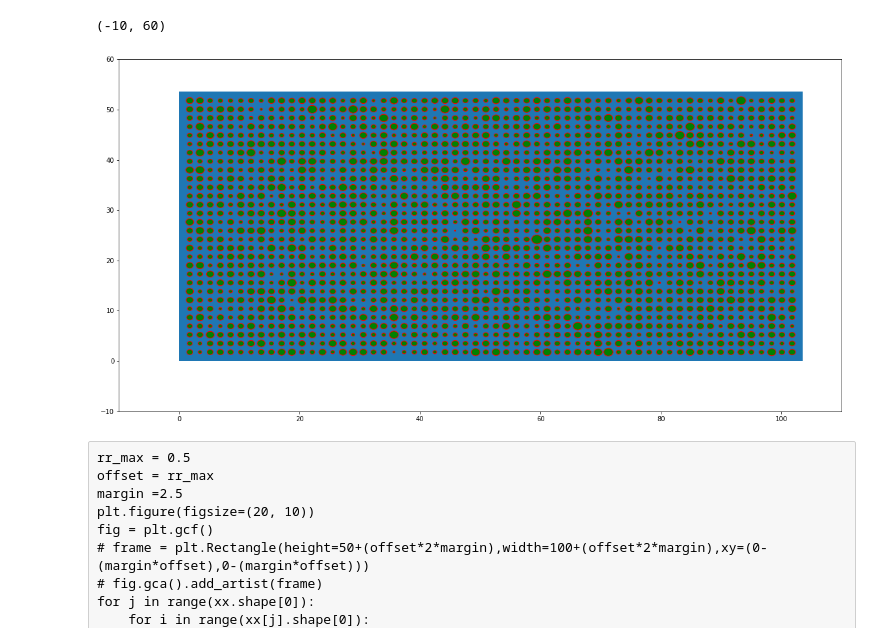
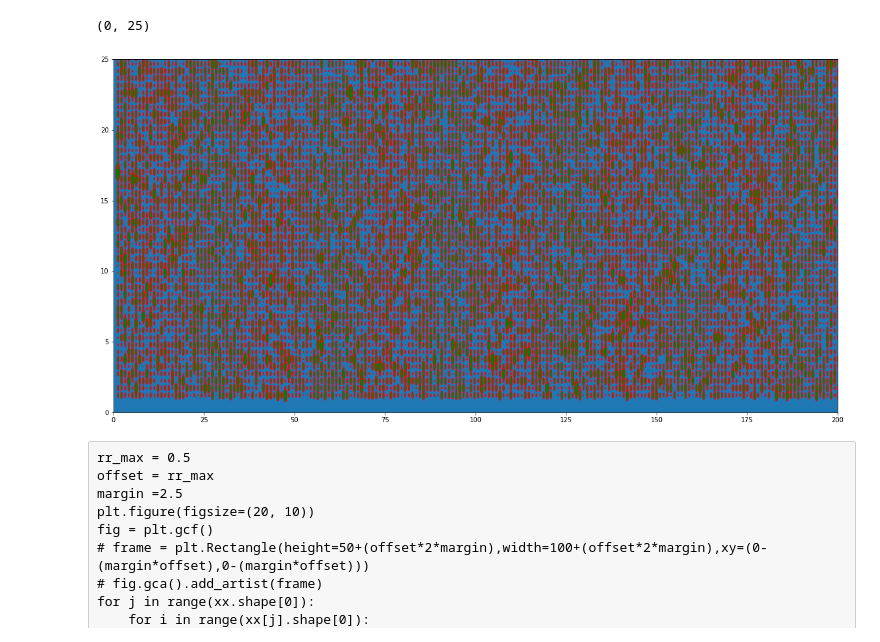
Before and after one commit to gpamfilis/compy, a Jupyter notebook: packing/2D/isotropic-v1.ipynb, the cells around one changed output. Saved outputs shown, nothing was run; the diff lists cells and outputs as text; code cells hidden in the pictures.

```diff
--- a/packing/2D/isotropic-v1.ipynb
+++ b/packing/2D/isotropic-v1.ipynb
@@ -18,32 +18,32 @@ HTML("""
 # %%
-nx,ny = (60,30)
-lx, ly=(100,50)
+nx,ny = (200,50)
+lx, ly=(200,25)
 x, y = (np.linspace(0,lx, nx), np.linspace(0,ly, ny))
 xx,yy = np.meshgrid(x,y)
-rr = np.random.normal(0.5,0.1,(nx,ny))
+rr = np.random.normal(0.2,0.1,(nx,ny))
 rr_max = np.max(rr)
 offset = rr_max
 margin =2.0
 plt.figure(figsize=(20, 10))
 fig = plt.gcf()
-frame = plt.Rectangle(height=50+(offset*2*margin),width=100+(offset*2*margin),xy=(0,0))
+frame = plt.Rectangle(height=ly+(offset*2*margin),width=lx+(offset*2*margin),xy=(0,0))
 fig.gca().add_artist(frame)
 
 xx = xx + (offset*margin)
 yy = yy + (offset*margin)
 
 for j in range(xx.shape[0]):
     for i in range(xx[j].shape[0]):
         circle1 = plt.Circle((xx[j][i], yy[j][i]), rr[i][j] , color='r')
         circle1.set_facecolor('g')
         fig.gca().add_artist(circle1)
-plt.xlim(-10, 110)
-plt.ylim(-10, 60)
+plt.xlim(0, lx)
+plt.ylim(0, ly)
 # plt.grid(1)
 # plt.savefig('test.svg')
 # %% [output]
-(-10, 60)
+(0, 25)
-[figure, old version]
+[figure, new version]
 # %% [raw]
 rr_max = 0.5
 offset = rr_max
```
Also changed, not shown: parts of 3 cells of this notebook, 7 other files.
